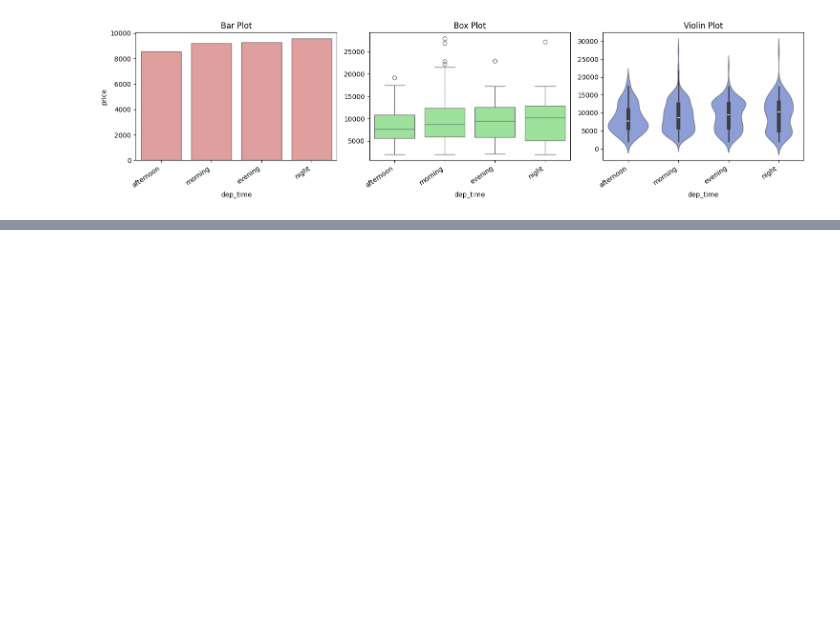
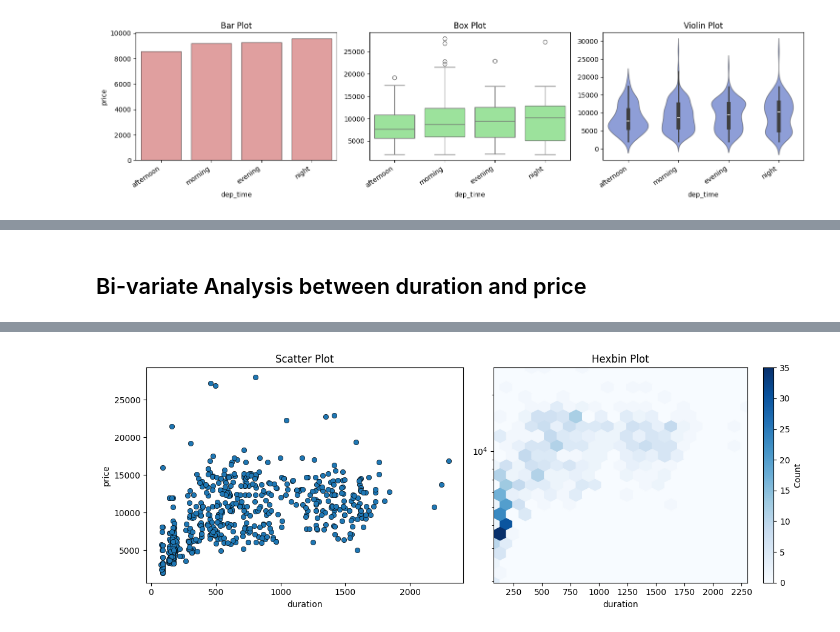
Before and after one commit to Joon-hub/Flight_Fare_Prediction, a Jupyter notebook: Notebooks/EDA.ipynb, the cells around one changed output, grey strips where cells are left out. Saved outputs shown, nothing was run; the diff lists cells and outputs as text; code cells hidden in the pictures; blank space fills up the shorter version.

```diff
--- a/Notebooks/EDA.ipynb
+++ b/Notebooks/EDA.ipynb
@@ -414,0 +494,13 @@ Bi-variate Analysis between dep_time and price
+# %%
+eda_helper_functions.num_bivar_plots(
+	train,
+	"duration",
+	"price",
+	hexbin_kwargs=dict(
+		yscale="log",
+		gridsize=20,
+		cmap="Blues"
+	)
+)
+# %% [output]
+Bi-variate Analysis between duration and price
@@ -414,0 +508 @@ Bi-variate Analysis between dep_time and price
+[figure, added]
```
Also changed, not shown: parts of 21 cells of this notebook, 1 other file.
